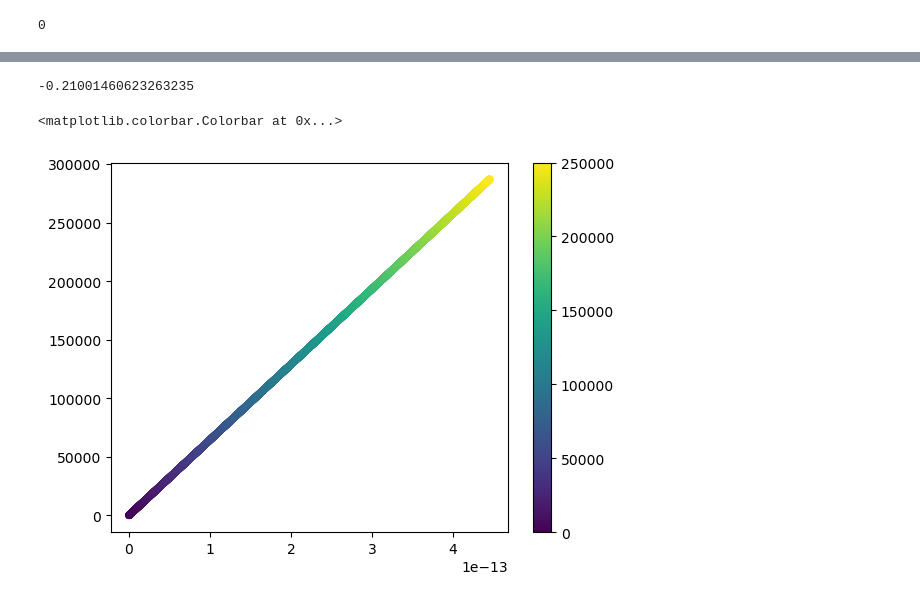
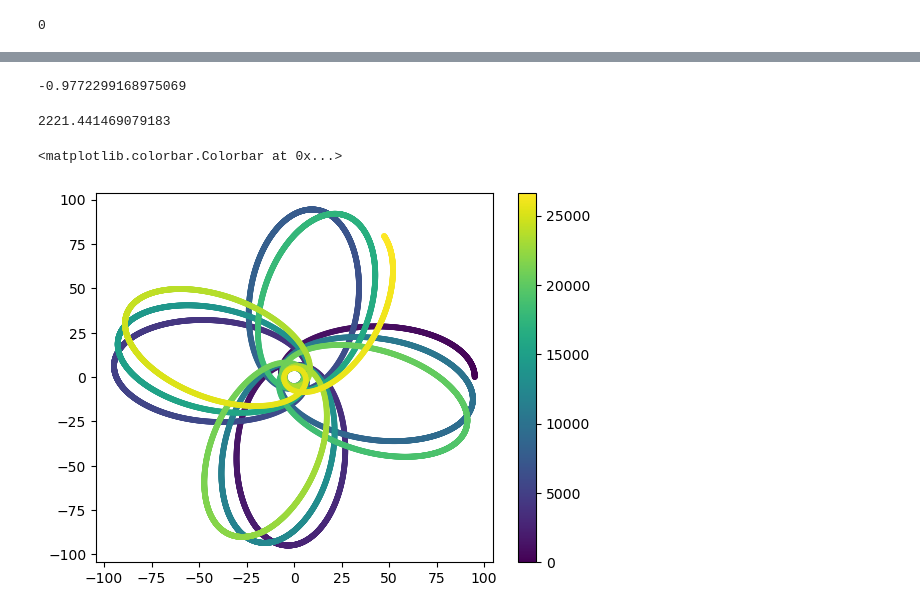
Before and after one commit to ebianchi803/computational_astrophysics, a Jupyter notebook: ODE/Kerr2.ipynb, the cells around one changed output, grey strips where cells are left out. Saved outputs shown, nothing was run; the diff lists cells and outputs as text; code cells hidden in the pictures.

```diff
--- a/ODE/Kerr2.ipynb
+++ b/ODE/Kerr2.ipynb
@@ -224,6 +224,6 @@ def rtp_prime(t,y,args=None):
 
     return np.array([t,r,theta,phi, t_prime,r_prime,theta_prime,phi_prime])
 # %%
-y0 = rtp_prime(0,[0,rperi, np.pi/2, 0, 1, 0, 0, 1])
+y0 = rtp_prime(0,[0,rapo, np.pi/2, 0, 1, 0, 0, 1e3])
 y0
 # %% [output]
@@ -253,6 +255,6 @@ t_BL,r_BL,theta_BL,phi_BL = y0[:4]
 # %%
-x = np.sqrt(r_BL**2+a**2)*np.sin(theta_BL)*np.cos(theta_BL)
-y = np.sqrt(r_BL**2+a**2)*np.sin(theta_BL)*np.sin(theta_BL)
+x = np.sqrt(r_BL**2+a**2)*np.sin(theta_BL)*np.cos(phi_BL)
+y = np.sqrt(r_BL**2+a**2)*np.sin(theta_BL)*np.sin(phi_BL)
 z = r_BL*np.cos(theta_BL)
 X_KS = np.array([x,y,z])
 
@@ -288,5 +290,5 @@ array([[ 1.00000000e+00,  6.66666667e-01,  0.00000000e+00,
          0.00000000e+00]])
 # %%
-v_KS = np.einsum('ia,a -> i', J, v_BL) #/ (1 + 2*M*r/Delta * v_BL[1])
+v_KS = np.einsum('ia,a -> i', J, v_BL) / (1 + 2*M*r_BL/Delta * v_BL[1])
 v_KS
 # %% [output]
@@ -300,36 +302,41 @@ array([3.06161700e-16, 5.00000000e+00, 3.06161700e-16, 0.00000000e+00,
 # %%
-K = (x**2+y**2+z**2-a**2)/2
-W = np.sqrt(K**2+a**2*z**2)
+K = (y0_KS[0]**2+y0_KS[1]**2+y0_KS[2]**2-a**2)/2
+W = np.sqrt(K**2+a**2*y0_KS[2]**2)
 rkw = np.sqrt(K+W)
 
-rho2 = rkw **2+a**2
+rho2 = rkw**2 + a**2
 
 lt = 1
-lx = (rkw *x+a*y)/rho2
-ly = (rkw *y-a*x)/rho2
-lz = z/rkw
+lx = (rkw *y0_KS[0]+a*y0_KS[1])/rho2
+ly = (rkw *y0_KS[1]-a*y0_KS[0])/rho2
+lz = y0_KS[2]/rkw
 l = np.array([lt, lx, ly, lz])
 
-delta = np.diag([0,1,1,1])
-N = - v_KS[0]**2 + np.einsum('ij,i,j -> ', delta, v_KS, v_KS) + M*rkw/W  * np.einsum('m,m -> ', l, v_KS)
+delta = np.diag([1,1,1])
+N = - v_KS[0]**2 + np.einsum('ij,i,j -> ', delta, v_KS[1:], v_KS[1:]) + M*rkw/W  * (np.einsum('m,m -> ', l, v_KS)**2)
 N
 # %% [output]
--0.21001460623263235
+-0.9772299168975069
+# %%
+P = 2*np.pi * (sma/M)**1.5
+P
+# %% [output]
+2221.441469079183
 # %%
 h = 0.01
-tf = 250000
+tf = 12*P
 
 t_span =  [0,tf]
 
 
 
-t_ev = np.linspace(0,250000,int(1e4))
+t_ev = np.linspace(0,tf,int(1e4))
 
 sol = solve_ivp(v_prime, t_span, y0_KS, t_eval=t_ev, rtol=1e-10, atol=1e-10)
 # %%
 color = sol['t']
-plt.scatter(sol['y'][0], sol['y'][1],c=color,s=20)
+plt.scatter(sol['y'][0], sol['y'][1],c=color,s=10)
 plt.colorbar()
 # %% [output]
 <matplotlib.colorbar.Colorbar at 0x...>
-[figure, old version]
+[figure, new version]
```
Also changed, not shown: parts of 10 cells of this notebook.
